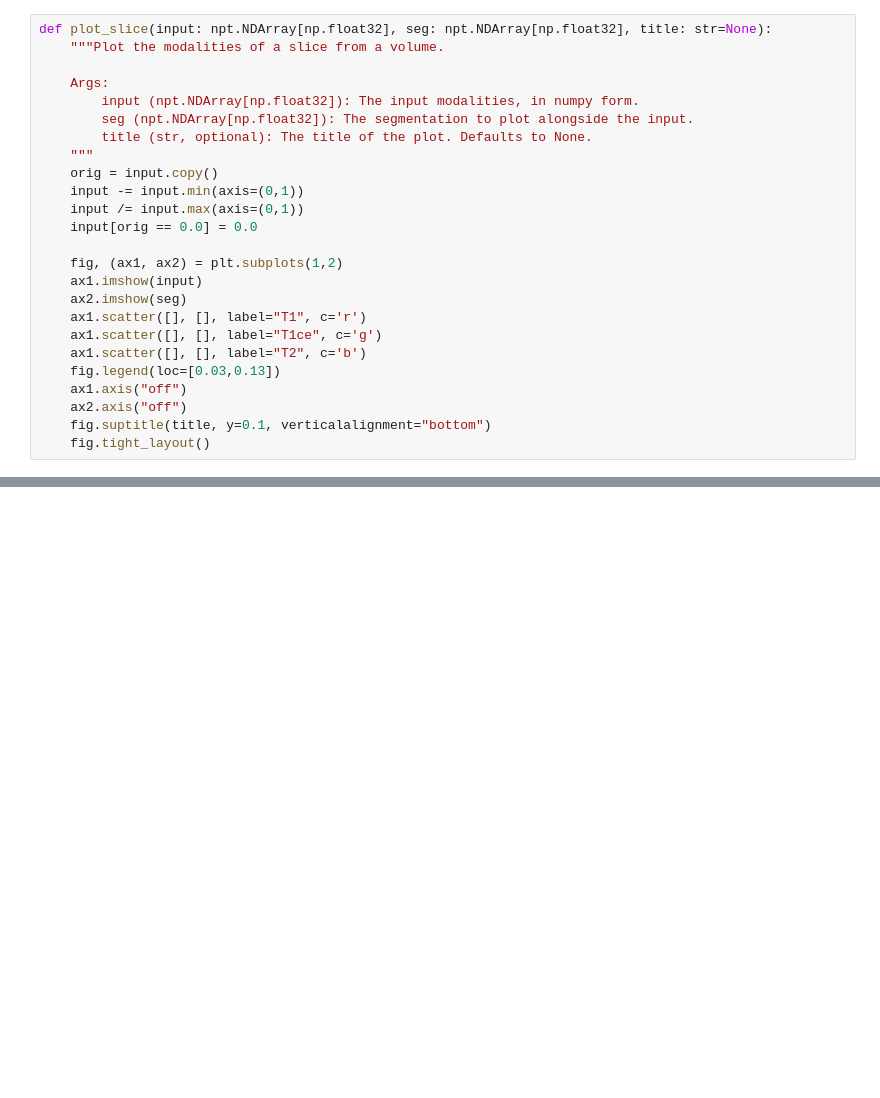
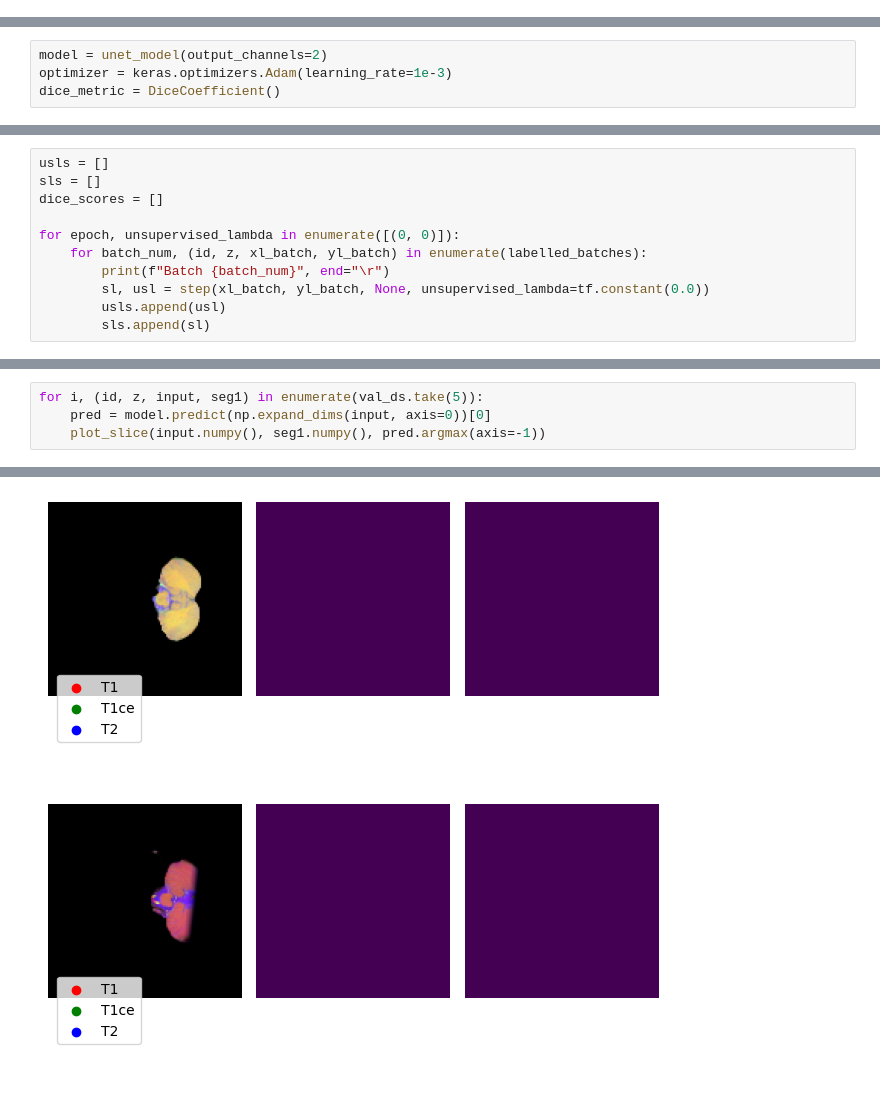
Before and after one commit to JustJayIGuess/unet-multimodal-ssl, a Jupyter notebook: testingv2.ipynb, the cells around one changed output, grey strips where cells are left out. Drawn from its saved outputs; the diff is of its cells as text; blank space fills up the shorter version.

Commit message:
Supervised learning on reworked model

```diff
--- a/testingv2.ipynb
+++ b/testingv2.ipynb
@@ -59,25 +302,0 @@ def slice_generator(volume_ids: npt.ArrayLike):
-# %%
-def plot_slice(input: npt.NDArray[np.float32], seg: npt.NDArray[np.float32], title: str=None):
-    """Plot the modalities of a slice from a volume.
-
-    Args:
-        input (npt.NDArray[np.float32]): The input modalities, in numpy form.
-        seg (npt.NDArray[np.float32]): The segmentation to plot alongside the input.
-        title (str, optional): The title of the plot. Defaults to None.
-    """
-    orig = input.copy()
-    input -= input.min(axis=(0,1))
-    input /= input.max(axis=(0,1))
-    input[orig == 0.0] = 0.0
-
-    fig, (ax1, ax2) = plt.subplots(1,2)
-    ax1.imshow(input)
-    ax2.imshow(seg)
-    ax1.scatter([], [], label="T1", c='r')
-    ax1.scatter([], [], label="T1ce", c='g')
-    ax1.scatter([], [], label="T2", c='b')
-    fig.legend(loc=[0.03,0.13])
-    ax1.axis("off")
-    ax2.axis("off")
-    fig.suptitle(title, y=0.1, verticalalignment="bottom")
-    fig.tight_layout()
@@ -94,0 +360,4 @@ dataset = dataset.shuffle(buffer_size=2048).cache().batch(32)
+# %%
+model = unet_model(output_channels=2)
+optimizer = keras.optimizers.Adam(learning_rate=1e-3)
+dice_metric = DiceCoefficient()
@@ -94,0 +416,11 @@ dataset = dataset.shuffle(buffer_size=2048).cache().batch(32)
+# %%
+usls = []
+sls = []
+dice_scores = []
+
+for epoch, unsupervised_lambda in enumerate([(0, 0)]):
+    for batch_num, (id, z, xl_batch, yl_batch) in enumerate(labelled_batches):
+        print(f"Batch {batch_num}", end="\r")
+        sl, usl = step(xl_batch, yl_batch, None, unsupervised_lambda=tf.constant(0.0))
+        usls.append(usl)
+        sls.append(sl)
@@ -94,0 +439,5 @@ dataset = dataset.shuffle(buffer_size=2048).cache().batch(32)
+# %%
+for i, (id, z, input, seg1) in enumerate(val_ds.take(5)):
+    pred = model.predict(np.expand_dims(input, axis=0))[0]
+    plot_slice(input.numpy(), seg1.numpy(), pred.argmax(axis=-1))
+# %% [output]
@@ -94,0 +450,2 @@ dataset = dataset.shuffle(buffer_size=2048).cache().batch(32)
+[figure, added]
+[figure, added]
```
Also changed, not shown: parts of 17 cells of this notebook.
